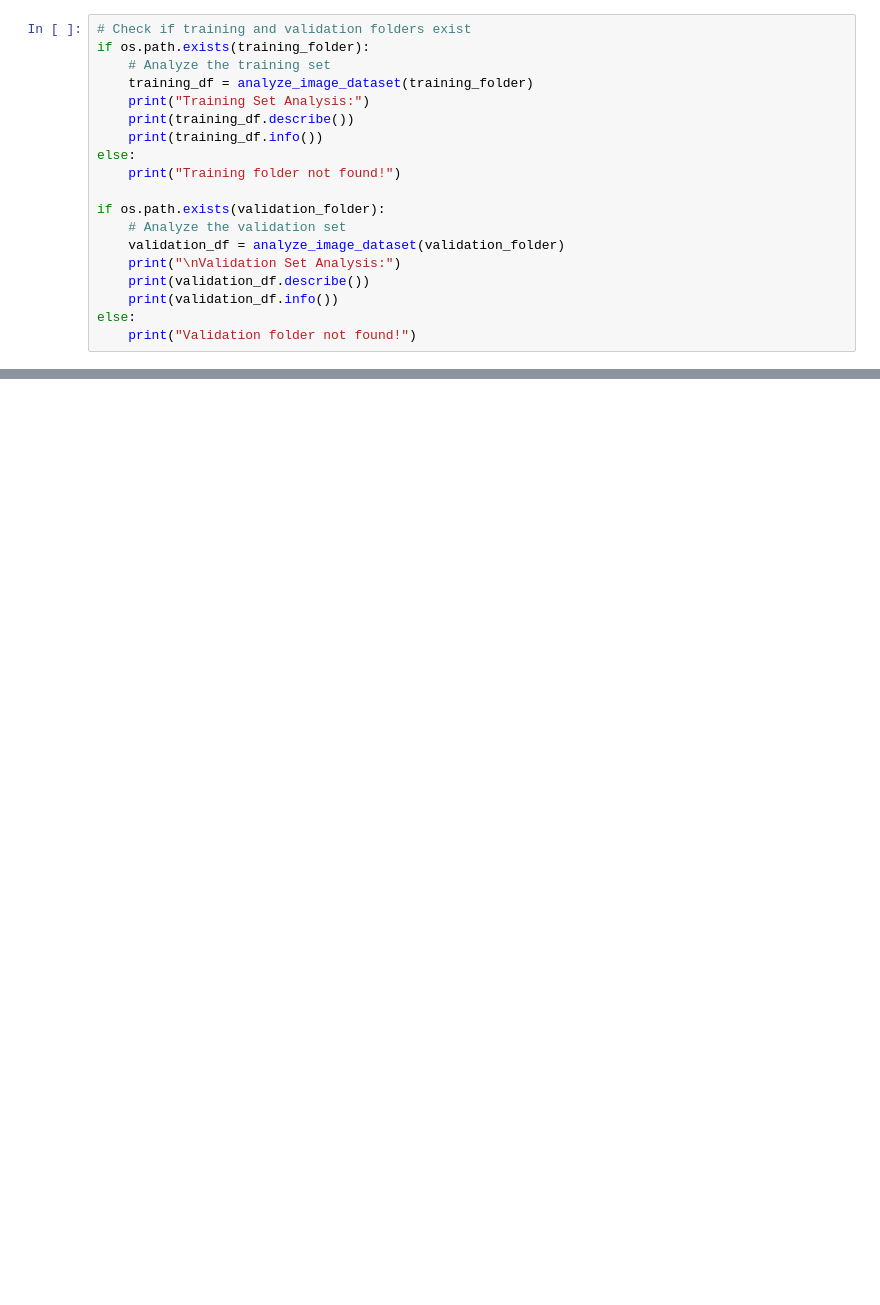
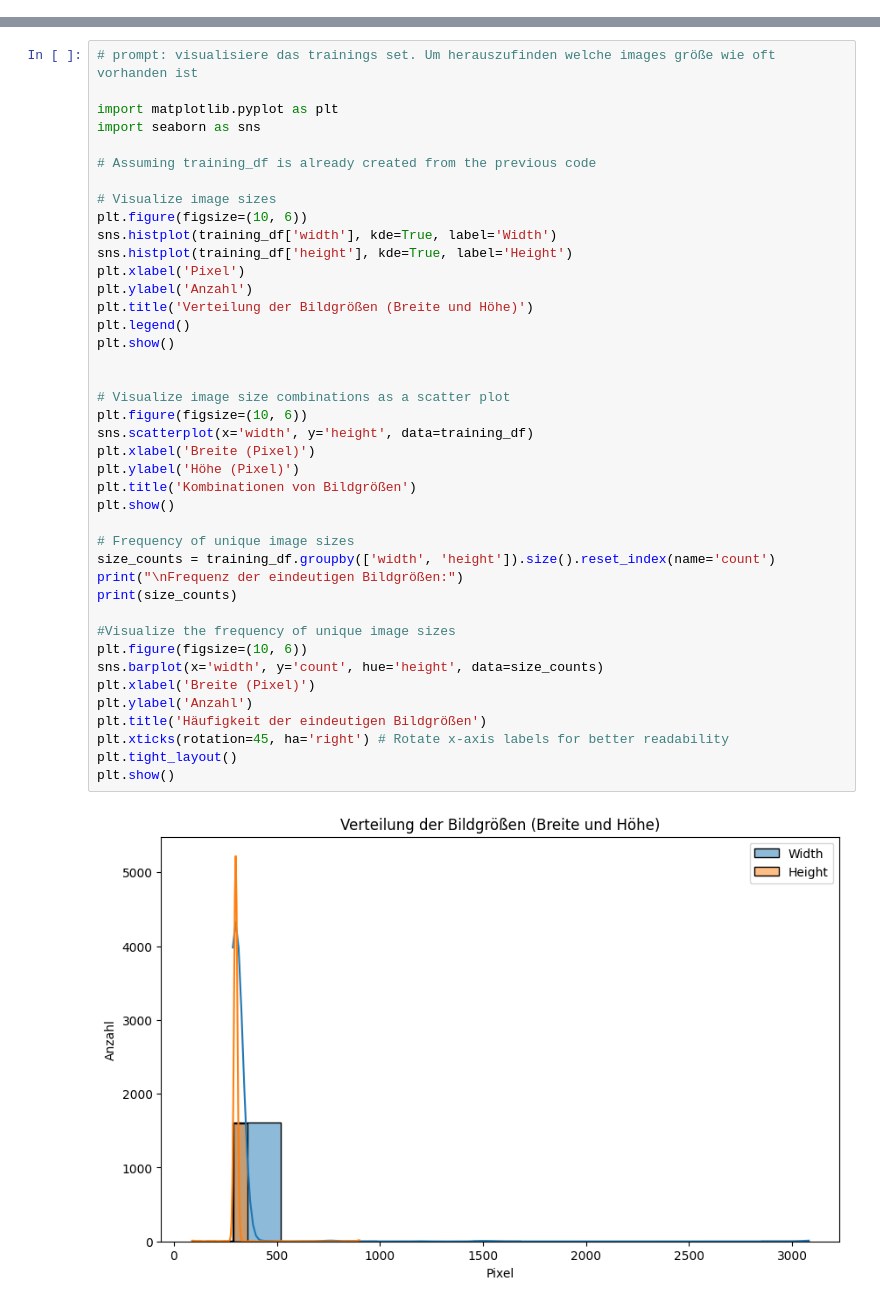
Before and after one commit to AlexFraisl/Crop-Disease-Model-HSLU, a Jupyter notebook: Crop_Notebook2_Brownspot.ipynb, the cells around one changed output, grey strips where cells are left out. Cells and saved outputs as stored; diff of their text form; blank space fills up the shorter version.

```diff
--- a/Crop_Notebook2_Brownspot.ipynb
+++ b/Crop_Notebook2_Brownspot.ipynb
@@ -172,19 +76,0 @@ Validation images resized.
-# %%
-# Check if training and validation folders exist
-if os.path.exists(training_folder):
-    # Analyze the training set
-    training_df = analyze_image_dataset(training_folder)
-    print("Training Set Analysis:")
-    print(training_df.describe())
-    print(training_df.info())
-else:
-    print("Training folder not found!")
-
-if os.path.exists(validation_folder):
-    # Analyze the validation set
-    validation_df = analyze_image_dataset(validation_folder)
-    print("\nValidation Set Analysis:")
-    print(validation_df.describe())
-    print(validation_df.info())
-else:
-    print("Validation folder not found!")
@@ -387,0 +99,43 @@ else:
+# %%
+# prompt: visualisiere das trainings set. Um herauszufinden welche images größe wie oft vorhanden ist
+
+import matplotlib.pyplot as plt
+import seaborn as sns
+
+# Assuming training_df is already created from the previous code
+
+# Visualize image sizes
+plt.figure(figsize=(10, 6))
+sns.histplot(training_df['width'], kde=True, label='Width')
+sns.histplot(training_df['height'], kde=True, label='Height')
+plt.xlabel('Pixel')
+plt.ylabel('Anzahl')
+plt.title('Verteilung der Bildgrößen (Breite und Höhe)')
+plt.legend()
+plt.show()
+
+
+# Visualize image size combinations as a scatter plot
+plt.figure(figsize=(10, 6))
+sns.scatterplot(x='width', y='height', data=training_df)
+plt.xlabel('Breite (Pixel)')
+plt.ylabel('Höhe (Pixel)')
+plt.title('Kombinationen von Bildgrößen')
+plt.show()
+
+# Frequency of unique image sizes
+size_counts = training_df.groupby(['width', 'height']).size().reset_index(name='count')
+print("\nFrequenz der eindeutigen Bildgrößen:")
+print(size_counts)
+
+#Visualize the frequency of unique image sizes
+plt.figure(figsize=(10, 6))
+sns.barplot(x='width', y='count', hue='height', data=size_counts)
+plt.xlabel('Breite (Pixel)')
+plt.ylabel('Anzahl')
+plt.title('Häufigkeit der eindeutigen Bildgrößen')
+plt.xticks(rotation=45, ha='right') # Rotate x-axis labels for better readability
+plt.tight_layout()
+plt.show()
+# %% [output]
+[figure, added]
```
Also changed, not shown: parts of 18 cells of this notebook.
